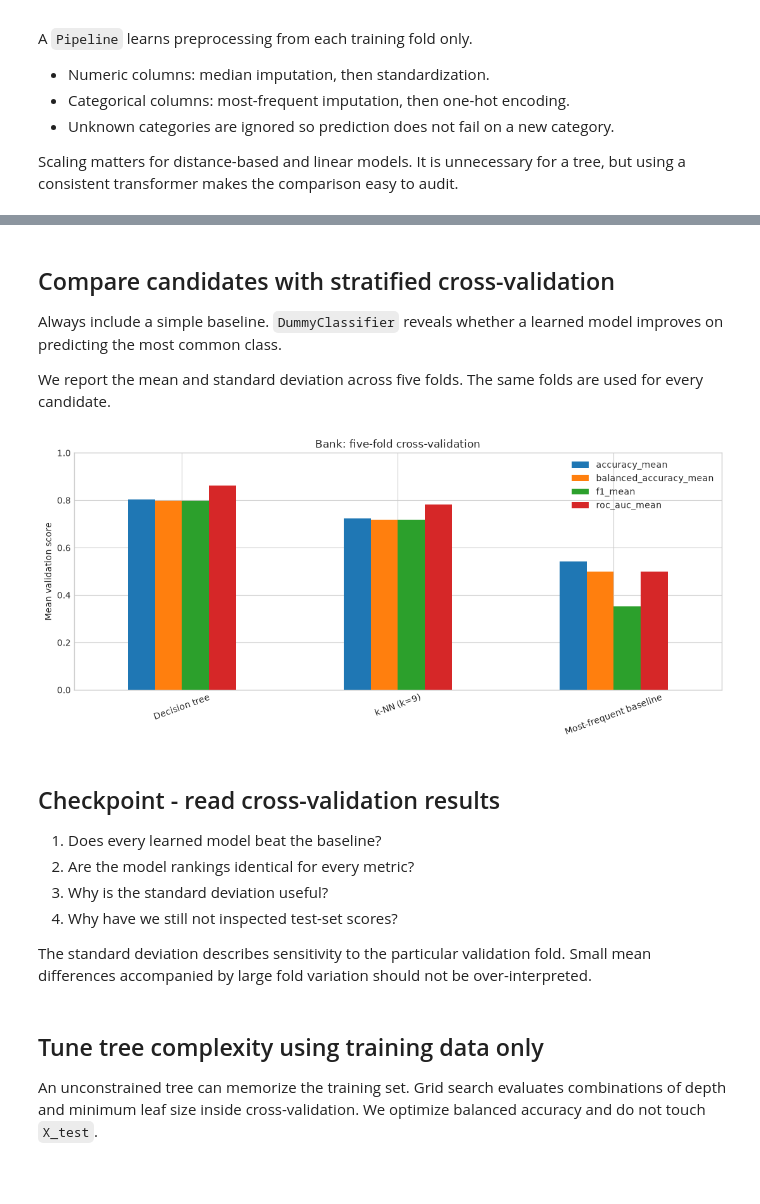
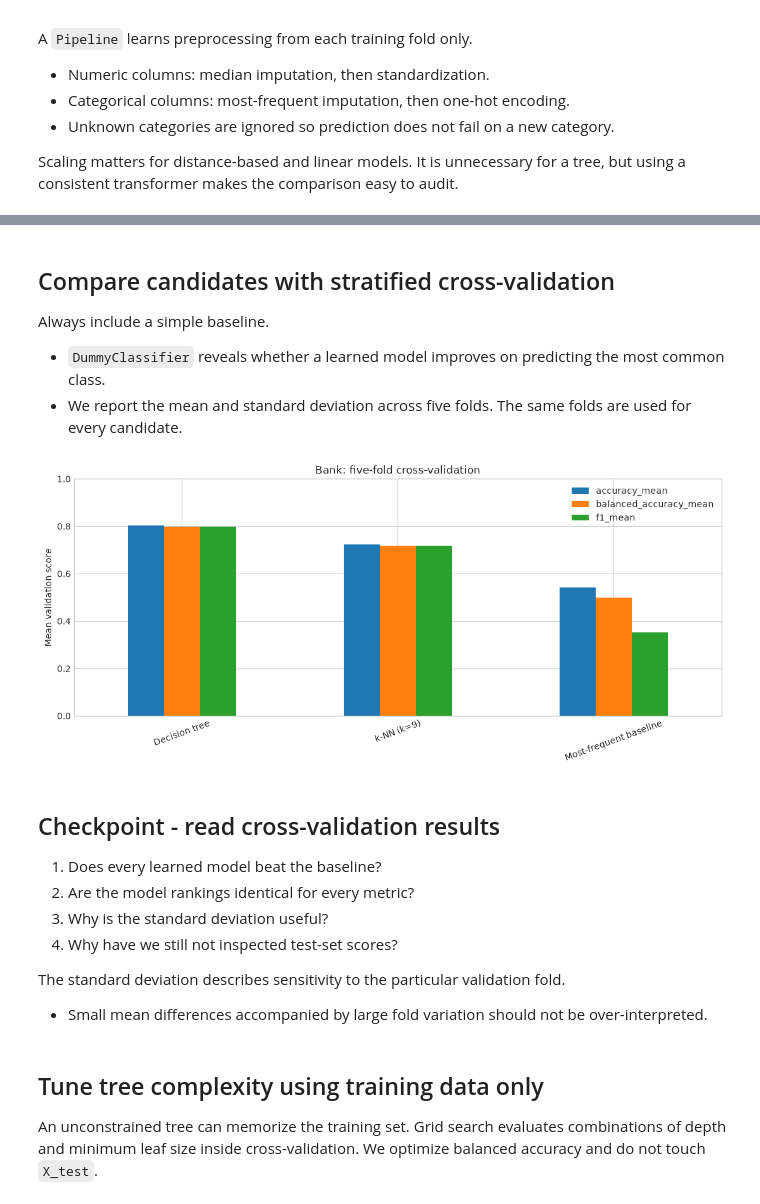
Before and after one commit to w4bo/AA2627-unibo-mldm, a Jupyter notebook: slides/lab-03-classification.ipynb, the cells around one changed output, grey strips where cells are left out. Saved outputs shown, nothing was run; the diff lists cells and outputs as text; code cells hidden in the pictures; blank space fills up the shorter version.

```diff
--- a/slides/lab-03-classification.ipynb
+++ b/slides/lab-03-classification.ipynb
@@ -374,9 +402,10 @@ classifier_pipeline(X_train, KNeighborsClassifier(), scale_numeric=True,)
 # %% [markdown]
 ## Compare candidates with stratified cross-validation
 
-Always include a simple baseline. `DummyClassifier` reveals whether a learned model improves on predicting the most common class.
+Always include a simple baseline.
 
-We report the mean and standard deviation across five folds. The same folds are used for every candidate.
+- `DummyClassifier` reveals whether a learned model improves on predicting the most common class.
+- We report the mean and standard deviation across five folds. The same folds are used for every candidate.
 # %%
 #| echo: false
 
@@ -414,14 +443,14 @@ cv_results = pd.DataFrame(cv_rows).set_index("model").sort_values(
 )
 # cv_results.round(3)
 # %%
-ax = cv_results[["accuracy_mean", "balanced_accuracy_mean", "f1_mean", "roc_auc_mean"]].plot.bar(
+ax = cv_results[["accuracy_mean", "balanced_accuracy_mean", "f1_mean"]].plot.bar(
     figsize=(11, 5), ylim=(0, 1), rot=20
 )
 ax.set(title="Bank: five-fold cross-validation", ylabel="Mean validation score", xlabel="")
 ax.legend()
 plt.tight_layout()
 # %% [output]
-[figure, old version]
+[figure, new version]
 # %% [markdown]
 ## Checkpoint - read cross-validation results
 
@@ -430,7 +459,9 @@ plt.tight_layout()
 3. Why is the standard deviation useful?
 4. Why have we still not inspected test-set scores?
 
-The standard deviation describes sensitivity to the particular validation fold. Small mean differences accompanied by large fold variation should not be over-interpreted.
+The standard deviation describes sensitivity to the particular validation fold.
+
+- Small mean differences accompanied by large fold variation should not be over-interpreted.
 # %% [markdown]
 ## Tune tree complexity using training data only
 
```
Also changed, not shown: parts of 37 cells of this notebook, 2 other files.
